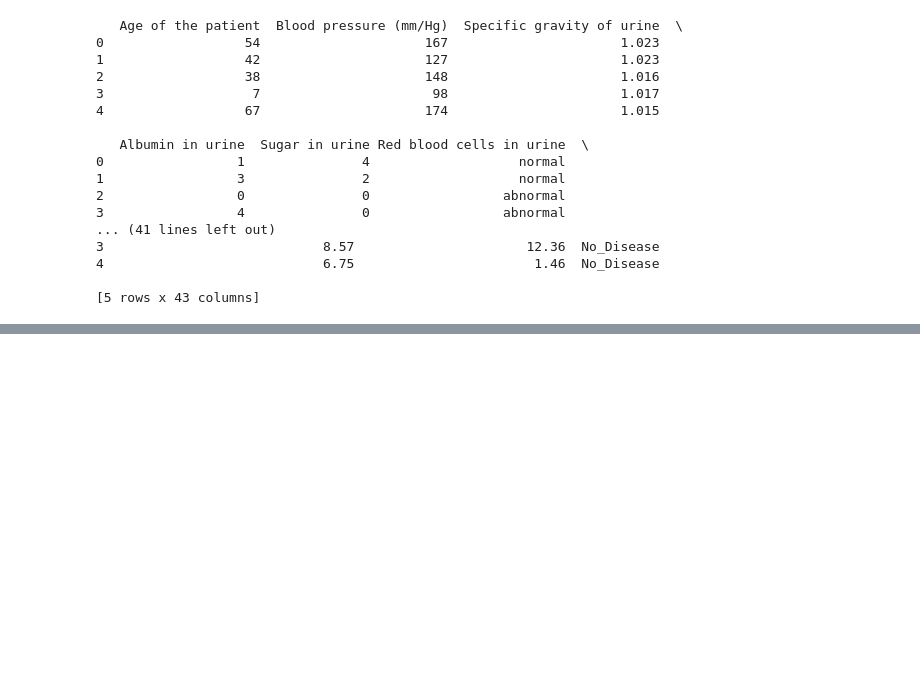
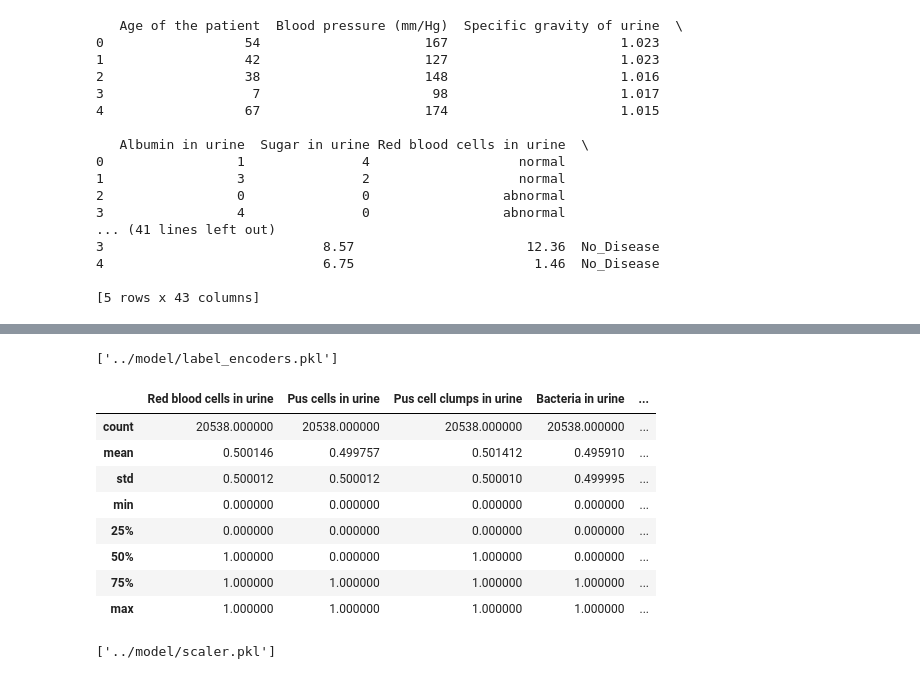
Before and after one commit to raniahadhri/chronic-kidney-disease, a Jupyter notebook: Notebooks/Notebooks.ipynb, the cells around one changed output, grey strips where cells are left out. Cells and saved outputs as stored; diff of their text form; code cells hidden in the pictures; blank space fills up the shorter version.

```diff
--- a/Notebooks/Notebooks.ipynb
+++ b/Notebooks/Notebooks.ipynb
@@ -41,0 +191,11 @@ print(df.head())
+# %%
+df_cat = df[cat_cols]
+
+label_encoders = {}
+for col in df_cat.columns:
+    le = LabelEncoder()
+    df_cat[col] = le.fit_transform(df_cat[col])
+    label_encoders[col] = le
+
+
+print(len(df_cat.columns))
@@ -41,0 +221,27 @@ print(df.head())
+# %%
+joblib.dump(label_encoders, '../model/label_encoders.pkl')
+# %% [output]
+['../model/label_encoders.pkl']
+# %%
+df_cat.describe()
+# %% [output]
+|  | Red blood cells in urine | Pus cells in urine | Pus cell clumps in urine | Bacteria in urine | ... |
+| count | 20538.000000 | 20538.000000 | 20538.000000 | 20538.000000 | ... |
+| mean | 0.500146 | 0.499757 | 0.501412 | 0.495910 | ... |
+| std | 0.500012 | 0.500012 | 0.500010 | 0.499995 | ... |
+| min | 0.000000 | 0.000000 | 0.000000 | 0.000000 | ... |
+| 25% | 0.000000 | 0.000000 | 0.000000 | 0.000000 | ... |
+| 50% | 1.000000 | 0.000000 | 1.000000 | 0.000000 | ... |
+| 75% | 1.000000 | 1.000000 | 1.000000 | 1.000000 | ... |
+| max | 1.000000 | 1.000000 | 1.000000 | 1.000000 | ... |
+# %%
+
+df_num = df[num_cols]
+df_encoded = pd.concat([df_cat, df_num], axis=1)
+scaler = StandardScaler()
+df_scaled = scaler.fit_transform(df_encoded)
+df_scaled = pd.DataFrame(df_scaled, columns=df_encoded.columns)
+
+joblib.dump(scaler, '../model/scaler.pkl')
+# %% [output]
+['../model/scaler.pkl']
```
Also changed, not shown: parts of 34 cells of this notebook, 9 other files.
